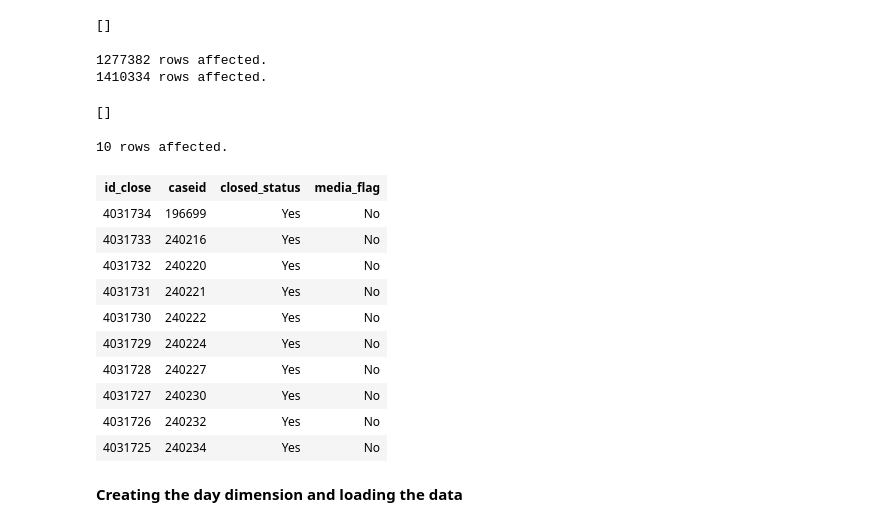
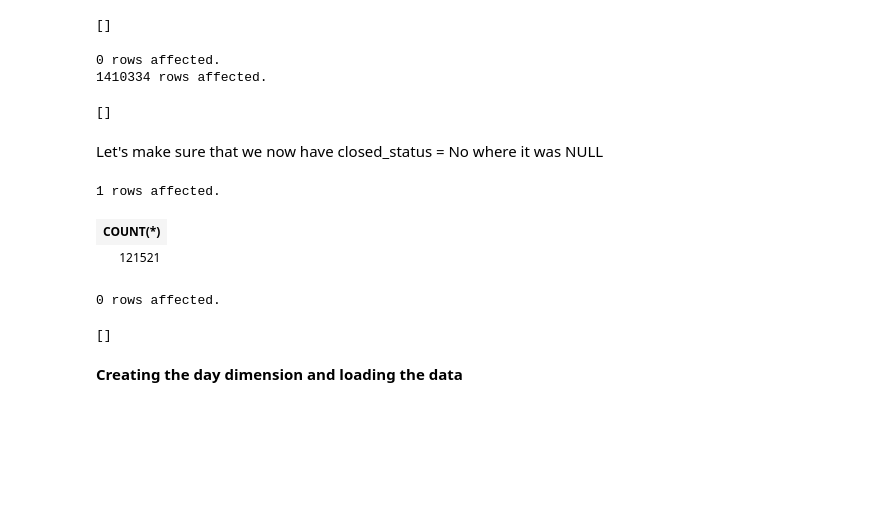
Before and after one commit to nriyer/star_schema, a Jupyter notebook: pelamoko_iyer.ipynb, the cells around one changed output. Saved outputs shown, nothing was run; the diff lists cells and outputs as text; code cells hidden in the pictures; blank space fills up the shorter version.

```diff
--- a/pelamoko_iyer.ipynb
+++ b/pelamoko_iyer.ipynb
@@ -447,7 +479,7 @@ DELETE FROM closed_facts;
 INSERT INTO closed_facts(caseid,closed_status,media_flag)
 SELECT caseid,
  CASE
-    WHEN closed = NULL
+    WHEN closed IS NULL
         THEN 'No'
     ELSE 'Yes'
     END,
@@ -458,28 +490,27 @@ CASE
     END
 FROM cases
 # %% [output]
-1277382 rows affected.
+0 rows affected.
 1410334 rows affected.
 []
+# %% [markdown]
+Let's make sure that we now have closed_status = No where it was NULL
 # %%
 %%sql
-SELECT *
+SELECT COUNT(*)
 FROM closed_facts
-ORDER BY caseid
-LIMIT 10
+WHERE closed_status = "No"
 # %% [output]
-10 rows affected.
+1 rows affected.
-| id_close | caseid | closed_status | media_flag |
-| 4031734 | 196699 | Yes | No |
-| 4031733 | 240216 | Yes | No |
-| 4031732 | 240220 | Yes | No |
-| 4031731 | 240221 | Yes | No |
-| 4031730 | 240222 | Yes | No |
-| 4031729 | 240224 | Yes | No |
-| 4031728 | 240227 | Yes | No |
-| 4031727 | 240230 | Yes | No |
-| 4031726 | 240232 | Yes | No |
-| 4031725 | 240234 | Yes | No |
+| COUNT(*) |
+| 121521 |
+# %%
+%%sql
+ALTER TABLE closed_facts
+ADD INDEX closed_facts_idx (caseid)
+# %% [output]
+0 rows affected.
+[]
 # %% [markdown]
 **Creating the day dimension and loading the data**
 # %%
```
Also changed, not shown: parts of 49 cells of this notebook.
